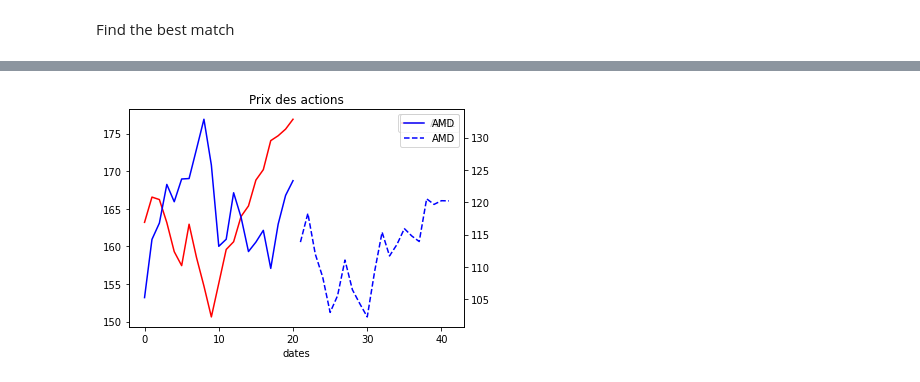
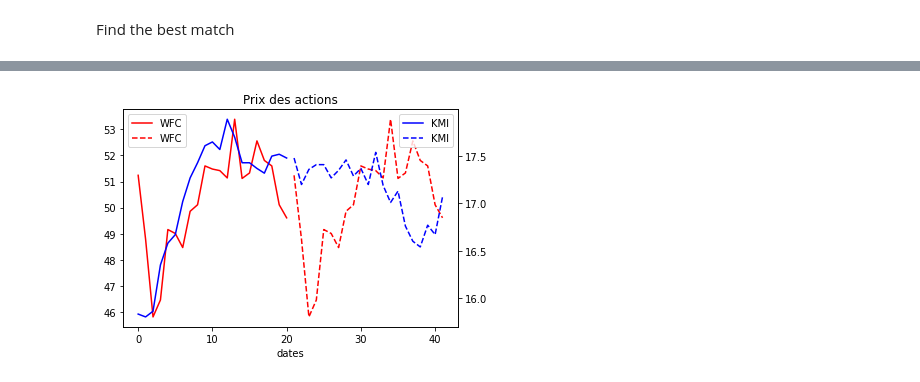
Before and after one commit to FinancialForecastingProject/Prediction, a Jupyter notebook: Notebook.ipynb, the cells around one changed output, grey strips where cells are left out. Drawn from its saved outputs; the diff is of its cells as text; code cells hidden in the pictures.

```diff
--- a/Notebook.ipynb
+++ b/Notebook.ipynb
@@ -155,0 +282,3 @@ print(Charts.charts)
+# %%
+for value in Charts.charts:
+    print(value)
@@ -158,4 +326,4 @@ Maintenant que nous avons recuperé les données, on va regarder celle qui resse
 # %%
 Analysis = ChartCollectorAPI()
 # %%
-analysis = Analysis.resultats_rapports("AAPL",Charts.charts)
+analysis = Analysis.resultats_rapports("WFC",Charts.charts)
@@ -163,10 +335,13 @@ analysis = Analysis.resultats_rapports("AAPL",Charts.charts)
 Find the best match
 # %%
 dictionnary = {}
+lowest = 1
+
+
 for value in analysis:
-    dictionnary[analysis[value]["value"]] =analysis[value]
-
-best_choice = dictionnary[min(dictionnary,key=int)]
+    if (analysis[value]["value"]<lowest):
+        lowest = analysis[value]["value"]
+        best_choice = analysis[value]
 
 print(best_choice)
 # %% [output]
@@ -194,41 +373,57 @@ ax.yaxis.label.set_color('red')
 # On recupere les dates et les prix de l'actif 1
 dates = [index for index in range(len(best_choice["chart_reference"]))]
 prix = best_choice["chart_reference"]
-
 # On crée un DataFrame pendant pour le plot plus facilement
 df = DataFrame({"dates":dates,best_choice["actif_reference"]:prix},columns=[best_choice["actif_reference"],'dates'])
 # On regroupe les prix par dates
 df = df[['dates',best_choice["actif_reference"]]].groupby('dates').sum()
 # On affiche le dataframe
 df.plot(kind='line', legend=True, ax=ax, color='r')
 
 
+# On recupere les dates et les prix de l'actif 1 ce qui s'est reellement passé
+prix = best_choice["current_data_reference"]
+dates = [index for index in range(len(best_choice["chart_reference"]),len(best_choice["chart_reference"])+len(best_choice["chart_reference"]))]
+# On crée un DataFrame pendant pour le plot plus facilement
+df = DataFrame({"dates":dates,best_choice["actif_reference"]:prix},columns=[best_choice["actif_reference"],'dates'])
+# On regroupe les prix par dates
+df = df[['dates',best_choice["actif_reference"]]].groupby('dates').sum()
+# On affiche le dataframe
+df.plot(linestyle='dashed',kind='line', legend=True, ax=ax, color='r')
+
+
+
+
+# On decoupe les ordonnées en deux categories distinctes pour les visualiser correctement
 ax2 = ax.twinx()
+# On change la couleur du label des ordonnées
 ax2.yaxis.label.set_color('b')
+
 # On recupere les dates et les prix de l'actif 2
 prix = best_choice["chart_comparison"]
-
+# On recupere les dates et les prix de l'actif 2
+dates = [index for index in range(len(best_choice["chart_comparison"]))]
 # On crée un DataFrame pendant pour le plot plus facilement
 df = DataFrame({"dates":dates,best_choice["actif_comparaison"]:prix},columns=[best_choice["actif_comparaison"],'dates'])
-
 # On regroupe les prix par dates
 df = df[['dates',best_choice["actif_comparaison"]]].groupby('dates').sum()
 # On affiche le dataframe
 df.plot(kind='line', legend=True, ax=ax2, color='b')
 
-# On recupere les dates et les prix de l'actif 2
-prix = best_choice["current_data"]
+
+# On recupere les dates et les prix de l'actif 2 ce qui s'est reellement passé
+prix = best_choice["current_data_comparison"]
 dates = [index for index in range(len(best_choice["chart_reference"]),len(best_choice["chart_reference"])+len(best_choice["chart_reference"]))]
 # On crée un DataFrame pendant pour le plot plus facilement
 df = DataFrame({"dates":dates,best_choice["actif_comparaison"]:prix},columns=[best_choice["actif_comparaison"],'dates'])
 
 # On regroupe les prix par dates
 df = df[['dates',best_choice["actif_comparaison"]]].groupby('dates').sum()
 # On affiche le dataframe
 df.plot(linestyle='dashed',kind='line', legend=True, ax=ax2, color='b')
 
 ax.set_title('Prix des actions')
 
 plt.show()
 # %% [output]
-[figure, old version]
+[figure, new version]
```
Also changed, not shown: parts of 11 cells of this notebook.
